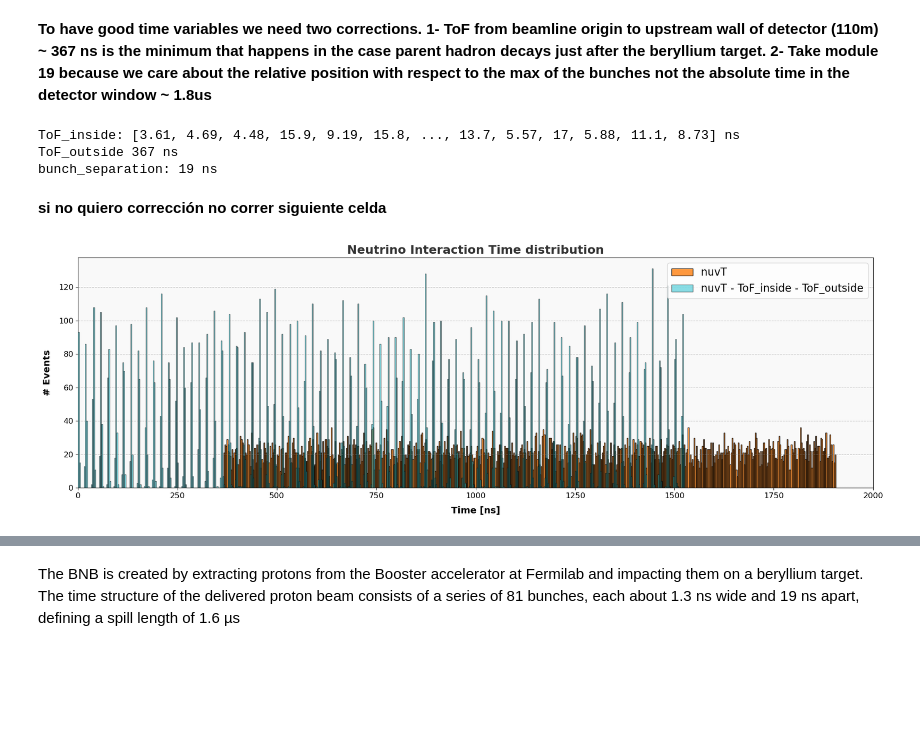
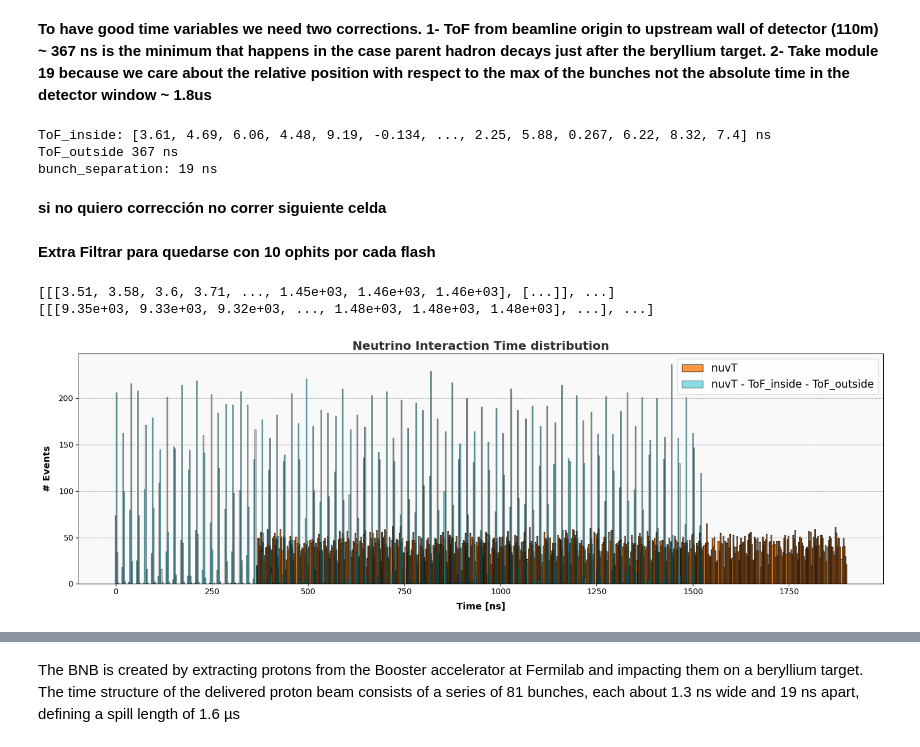
Before and after one commit to CIEMAT-Neutrino/AI_nuvT, a Jupyter notebook: 1_Preprocessing_&_2_PE_time_matrices.ipynb, the cells around one changed output, grey strips where cells are left out. Cells and saved outputs as stored; diff of their text form; code cells hidden in the pictures; blank space fills up the shorter version.

```diff
--- a/1_Preprocessing_&_2_PE_time_matrices.ipynb
+++ b/1_Preprocessing_&_2_PE_time_matrices.ipynb
@@ -179,19 +137,20 @@ Length: 29007
 # Create a boolean mask where dEpromx_f_unique is not -999
 # Also select events with deposition >200 MeV (dEtpc_f > 200)
 
-mask = (dEpromx != -999) & (dEpromy != -999) & (dEpromz != -999) & (dEtpc > 200)
+mask = (dEpromx_2 != -999) & (dEpromy_2 != -999) & (dEpromz_2 != -999) & (dEtpc_2 > 100)
+#mask = (dEpromx != -999) & (dEpromy != -999) & (dEpromz != -999)
 mask_1d = ak.to_numpy(ak.flatten(mask))
 
 # Apply the mask to both the image and dEpromx_f_unique to keep only the valid entries
 
-nuvX = nuvX[mask_1d]
-nuvZ = nuvZ[mask_1d]
-nuvT = nuvT[mask_1d]
-f_ophit_PE_first10 = f_ophit_PE_first10[mask_1d]
-f_ophit_ch_first10 = f_ophit_ch_first10[mask_1d]
-f_ophit_t_first10 = f_ophit_t_first10[mask_1d]
-flash_time = flash_time[mask_1d]
-dEpromx = dEpromx[mask_1d]
-dEpromy = dEpromy[mask_1d]
-dEpromz = dEpromz[mask_1d]
-dEtpc = dEtpc[mask_1d]
+nuvX_3 = nuvX_2[mask_1d]
+nuvZ_3 = nuvZ_2[mask_1d]
+nuvT_3 = nuvT_2[mask_1d]
+f_ophit_PE_3 = f_ophit_PE_2[mask_1d]
+f_ophit_ch_3 = f_ophit_ch_2[mask_1d]
+f_ophit_t_3 = f_ophit_t_adj[mask_1d]
+flash_time_3 = flash_time_2[mask_1d]
+dEpromx_3 = dEpromx_2[mask_1d]
+dEpromy_3 = dEpromy_2[mask_1d]
+dEpromz_3 = dEpromz_2[mask_1d]
+dEtpc_3 = dEtpc_2[mask_1d]
@@ -274,14 +171,14 @@ El método ponderado por PEs minimiza la dispersión respecto al tiempo truth.
 # %% [markdown]
 **To have good time variables we need two corrections. 1- ToF from beamline origin to upstream wall of detector (110m) ~ 367 ns is the minimum that happens in the case parent hadron decays just after the beryllium target. 2- Take module 19 because we care about the relative position with respect to the max of the bunches not the absolute time in the detector window ~ 1.8us**
 # %%
-ToF_inside = ak.flatten(nuvZ) / 3E10 *1E9
+ToF_inside = ak.flatten(nuvZ_3) / 3E10 *1E9
 ToF_outside = 110 / 3E8 * 1E9
 bunch_separation = 19
 print("ToF_inside:",ToF_inside, "ns")
 print(f"ToF_outside {ToF_outside:.0f} ns")
 print(f"bunch_separation: {bunch_separation:.0f} ns")
 # %% [output]
-ToF_inside: [3.61, 4.69, 4.48, 15.9, 9.19, 15.8, ..., 13.7, 5.57, 17, 5.88, 11.1, 8.73] ns
+ToF_inside: [3.61, 4.69, 6.06, 4.48, 9.19, -0.134, ..., 2.25, 5.88, 0.267, 6.22, 8.32, 7.4] ns
 ToF_outside 367 ns
 bunch_separation: 19 ns
 # %% [markdown]
@@ -289,7 +186,5 @@ bunch_separation: 19 ns
 # %%
 #ToF outside solo añade un shift global. ToF inside no se le mete a hit_t porque debe intentar predecirlo. Hit_t no sé si tiene sentido hacer el módulo 19 pero creo que no.
 #hit_nuvT_c= np.mod(hit_nuvT - ToF_outside - ToF_inside, bunch_separation)
-nuvT_c= nuvT - ToF_inside - ToF_outside
-nuvT_c_bunch = np.mod(nuvT_c + 7, bunch_separation) # +7 is to center the distribution
-f_ophit_t_c_1_first10 = f_ophit_t_first10*1000 - ToF_inside - ToF_outside
-f_ophit_t_c_2_first10 = f_ophit_t_first10*1000 - ToF_inside - ToF_outside - ak.flatten(nuvT_c)
+nuvT_c= nuvT_3 - ToF_inside - ToF_outside
+nuvT_c_bunch = np.mod(nuvT_c, bunch_separation) # +7 is to center the distribution (not doing anymore)
@@ -295,0 +196,2 @@ f_ophit_t_c_2_first10 = f_ophit_t_first10*1000 - ToF_inside - ToF_outside - ak.f
+# %% [markdown]
+**Extra** **Filtrar para quedarse con 10 ophits por cada flash**
@@ -296,3 +218,9 @@ f_ophit_t_c_2_first10 = f_ophit_t_first10*1000 - ToF_inside - ToF_outside - ak.f
+# %%
+print(f_ophit_t_c_1_exp)
+print(f_ophit_t_c_1)
+# %% [output]
+[[[3.51, 3.58, 3.6, 3.71, ..., 1.45e+03, 1.46e+03, 1.46e+03], [...]], ...]
+[[[9.35e+03, 9.33e+03, 9.32e+03, ..., 1.48e+03, 1.48e+03, 1.48e+03], ...], ...]
 # %%
 import matplotlib.pyplot as plt
 import numpy as np
@@ -304,39 +232,39 @@ import awkward as ak
 
 
 # Calculate the standard deviation
-std_dev = np.std(nuvT)
+std_dev = np.std(nuvT_3)
 std_dev2 = np.std(nuvT_c + ToF_outside)
 
 # Set up the plot
 plt.figure(figsize=(18, 6))
-plt.hist(nuvT, bins=600, color='#ff7f0e', edgecolor='black', alpha=0.8, label='nuvT')
+plt.hist(nuvT_3, bins=600, color='#ff7f0e', edgecolor='black', alpha=0.8, label='nuvT')
 plt.hist(nuvT_c, bins=600, color='#17becf', edgecolor='black', alpha=0.5, label='nuvT - ToF_inside - ToF_outside')
 
 # Customize the title and labels
 plt.title('Neutrino Interaction Time distribution', fontsize=18, fontweight='bold', color='#333333')
 plt.xlabel('Time [ns]', fontsize=14, labelpad=10, fontweight='bold')
 plt.ylabel('# Events', fontsize=14, labelpad=10, fontweight='bold')
 
 # Set axis limits
-plt.xlim(0, 2000)
+#plt.xlim(0, 2000)
 plt.ylim(0, None)
 
 # Enhance the grid and axis appearance
 plt.grid(axis='y', linestyle='--', alpha=0.6, color='gray')
 plt.xticks(fontsize=12)
 plt.yticks(fontsize=12)
 
 # Add a light background color for the plot area to add contrast
 plt.gca().set_facecolor('#f9f9f9')
 
 # Add a legend
 plt.legend(fontsize=16)
 
 # Show the plot
 plt.tight_layout()
 plt.show()
 # %% [output]
-[figure, old version]
+[figure, new version]
 # %%
 import matplotlib.pyplot as plt
 import numpy as np
```
Also changed, not shown: parts of 42 cells of this notebook, 7 other files.
